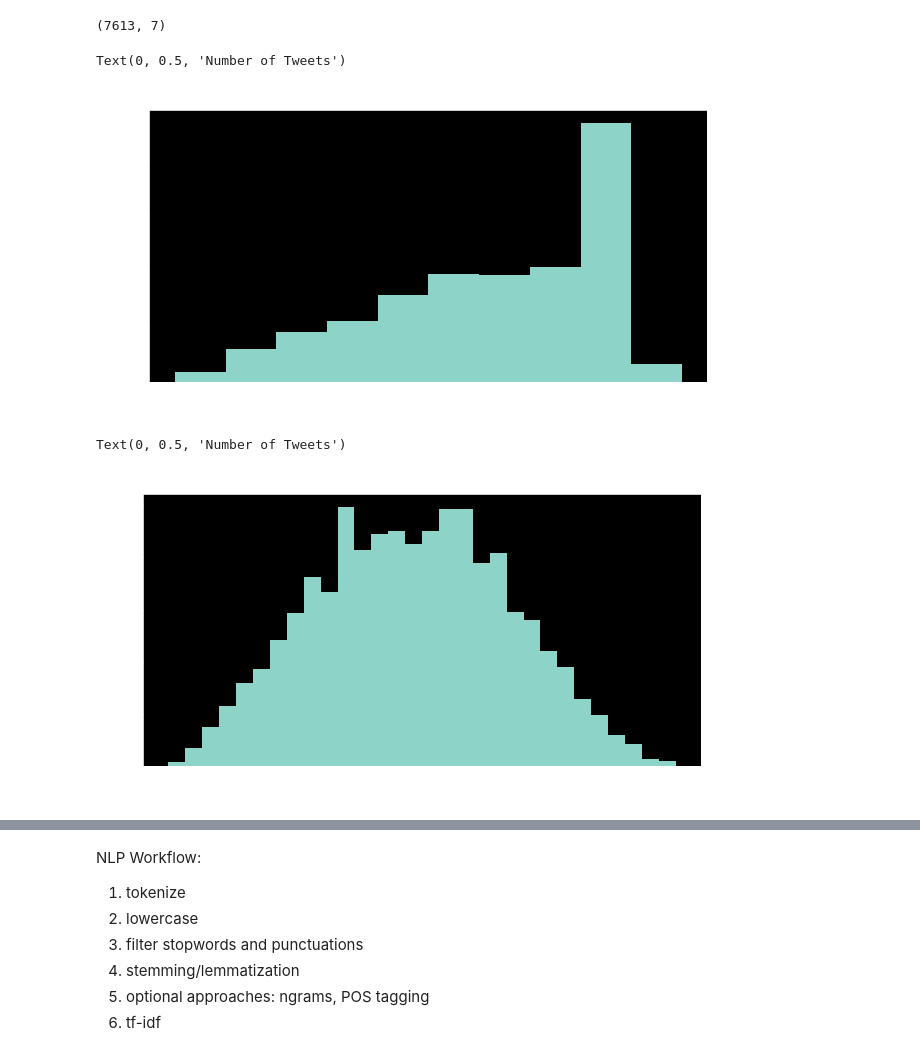
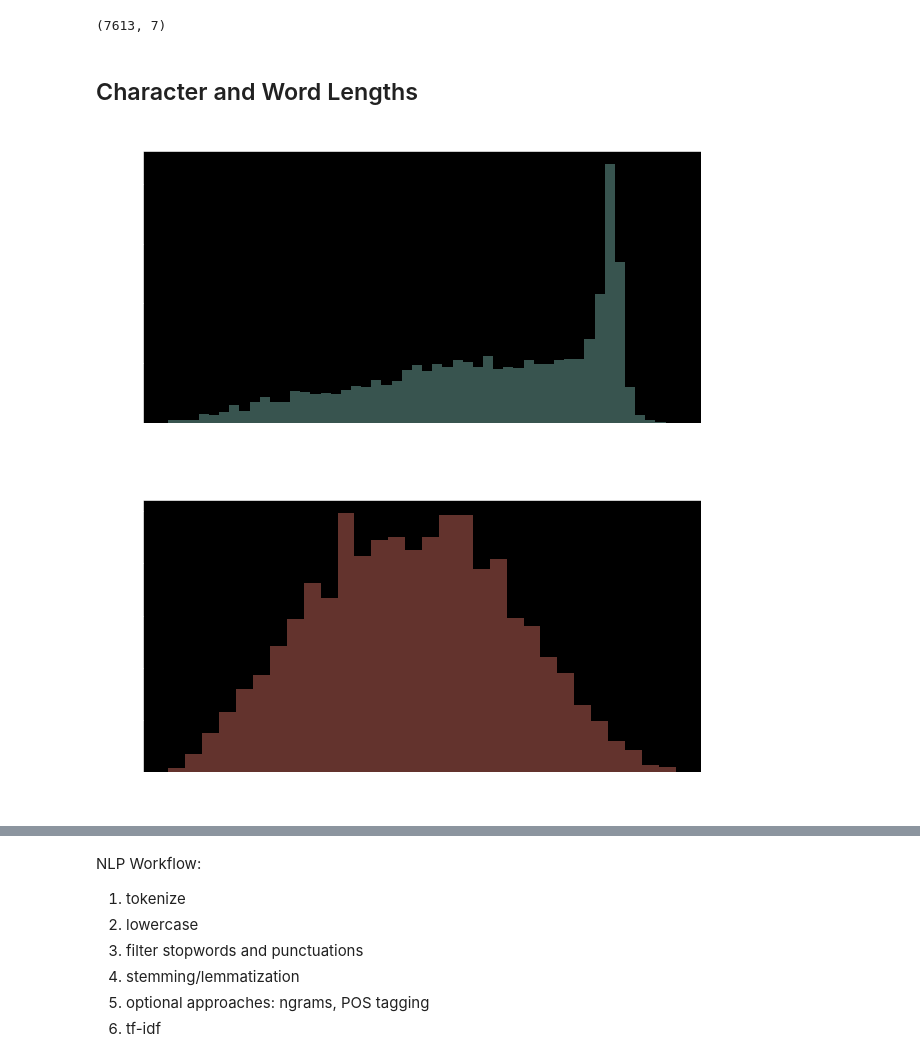
Before and after one commit to cwong690/Is-it-Lit-or-Nah, a Jupyter notebook: cindy_eda.ipynb, the cells around one changed output, grey strips where cells are left out. Saved outputs shown, nothing was run; the diff lists cells and outputs as text; code cells hidden in the pictures.

Commit message:
create word/char len distplots

```diff
--- a/cindy_eda.ipynb
+++ b/cindy_eda.ipynb
@@ -184,25 +184,29 @@ data[~data['location'].isnull()]
 data.shape
 # %% [output]
 (7613, 7)
+# %% [markdown]
+## Character and Word Lengths
 # %%
-# distribution of number of characters in each tweet
+# distribution of number of characters in all tweet
 fig, ax = plt.subplots(figsize=(10,5))
 
-data['text'].str.len().plot(kind='hist')
+sns.distplot(data['text'].str.len(), kde=False, bins=50)
 ax.set_title('Distribution of Characters per Tweet')
 ax.set_xlabel('Number of Characters')
-ax.set_ylabel('Number of Tweets')
+ax.set_ylabel('Number of Tweets');
+
+# plt.savefig('images/char_dist.png')
 # %% [output]
-Text(0, 0.5, 'Number of Tweets')
-[figure, old version]
+[figure, new version]
 # %%
-# distribution of number of words in each tweet
+# distribution of number of words in all tweet
 fig, ax = plt.subplots(figsize=(10,5))
 
-data['text'].str.split().map(lambda x: len(x)).plot(kind='hist', bins=30)
+sns.distplot(data['text'].str.split().map(lambda x: len(x)), kde=False, bins=30, color='salmon')
 ax.set_title('Distribution of Words per Tweet')
 ax.set_xlabel('Number of Words')
-ax.set_ylabel('Number of Tweets')
+ax.set_ylabel('Number of Tweets');
+
+# plt.savefig('images/word_dist.png')
 # %% [output]
-Text(0, 0.5, 'Number of Tweets')
-[figure, old version]
+[figure, new version]
```
Also changed, not shown: parts of 8 cells of this notebook, 6 other files.
